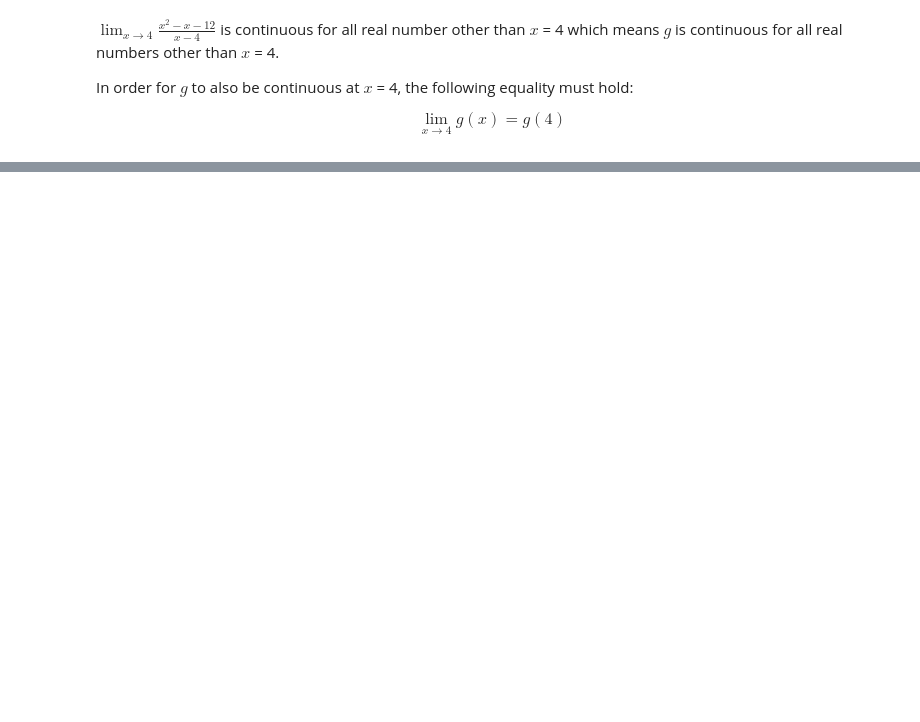
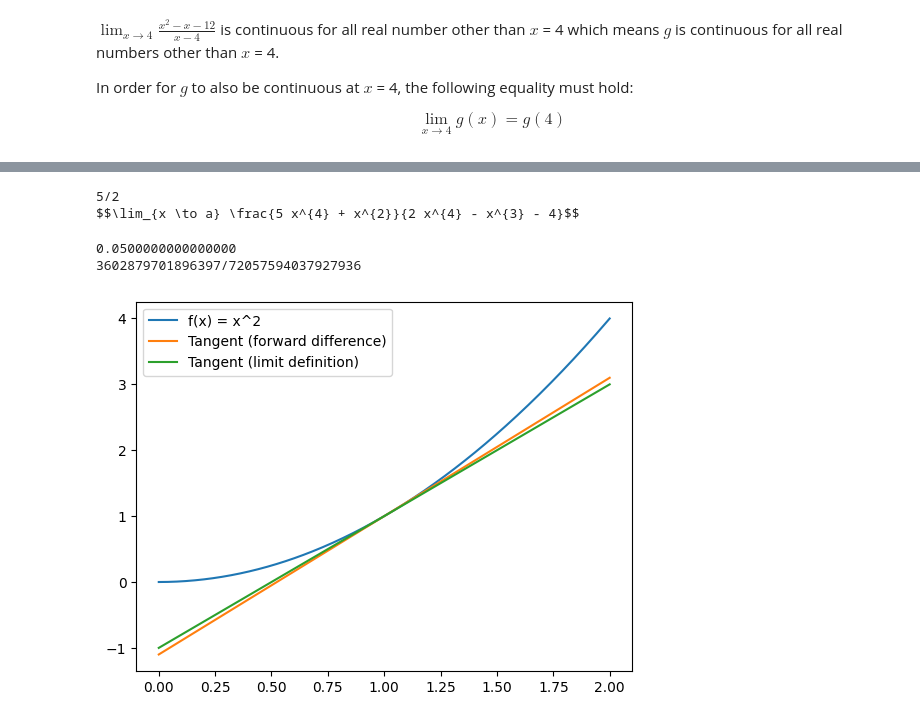
Before and after one commit to thomjiji/calculus, a Jupyter notebook: main.ipynb, the cells around one changed output, grey strips where cells are left out. Saved outputs shown, nothing was run; the diff lists cells and outputs as text; code cells hidden in the pictures; blank space fills up the shorter version.

```diff
--- a/main.ipynb
+++ b/main.ipynb
@@ -646,0 +611,74 @@ plt.show()
+# %%
+"""Use sympy to calc limit."""
+
+from sympy import symbols, limit, latex, oo
+
+x = symbols("x")
+expr = (5 * x ** 4 + x ** 2) / (2 * x ** 4 - x ** 3 - 4)
+
+limit_value = limit(expr, x, oo)
+print(limit_value)
+
+latex_code = "$$" + "\\lim_{{x \\to a}} {}".format(latex(expr)) + "$$"
+print(latex_code)
+# %% [output]
+5/2
+$$\lim_{x \to a} \frac{5 x^{4} + x^{2}}{2 x^{4} - x^{3} - 4}$$
+# %%
+from sympy import symbols
+
+# define the symbol
+x = symbols('x')
+
+# define the expression
+expr = 2/(5 * (x**(3/5)))
+
+# substitute x = 32 into the expression
+result = expr.subs(x, 32)
+
+print(result)
+# %% [output]
+0.0500000000000000
+3602879701896397/72057594037927936
+# %%
+import matplotlib.pyplot as plt
+import numpy as np
+
+# Define the function
+f = lambda x: x ** 2
+
+# Define the derivative functions
+forward_diff = lambda f, x, h: (f(x + h) - f(x)) / h
+limit_def = lambda f, x, h: (f(x + h) - f(x - h)) / (2 * h)
+
+# Define the points
+a = 1
+h = 0.1
+
+# Calculate the derivative using both methods
+forward_diff_val = forward_diff(f, a, h)
+limit_def_val = limit_def(f, a, h)
+
+# Generate x values
+x = np.linspace(0, 2, 400)
+
+# Generate y values
+y = f(x)
+
+# Create the figure and the axes
+fig, ax = plt.subplots()
+
+# Plot f(x)
+ax.plot(x, y, label='f(x) = x^2')
+
+# Plot the tangent lines
+ax.plot(x, forward_diff_val * (x - a) + f(a), label="Tangent (forward difference)")
+ax.plot(x, limit_def_val * (x - a) + f(a), label="Tangent (limit definition)")
+
+# Add a legend
+ax.legend()
+
+# Show the plot
+plt.show()
+# %% [output]
+[figure, added]
```
Also changed, not shown: parts of 12 cells of this notebook, 4 other files.
